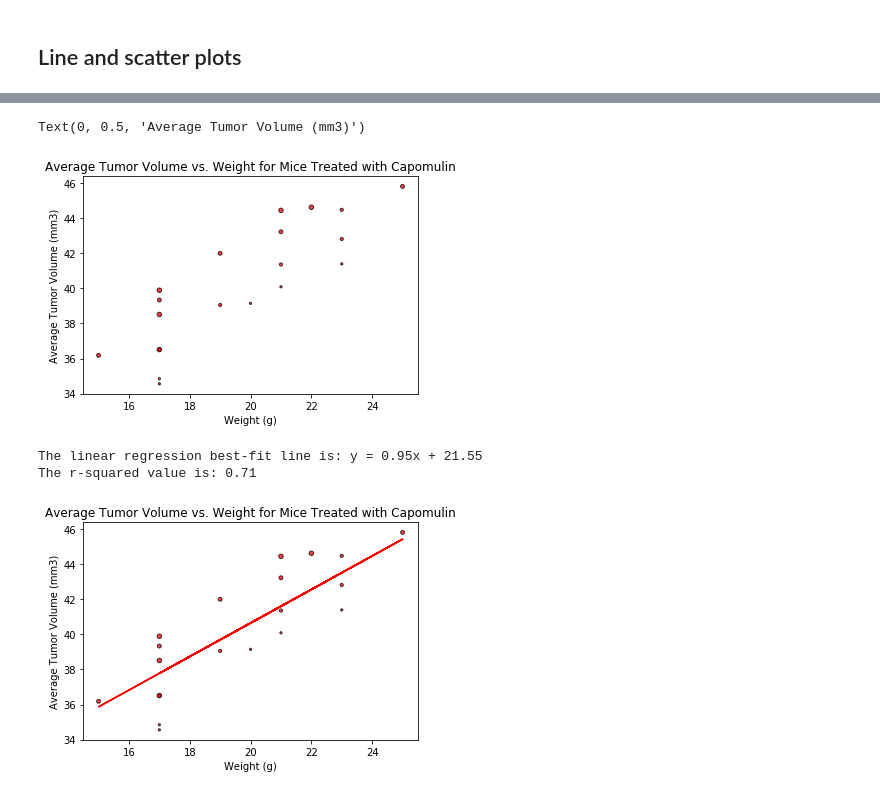
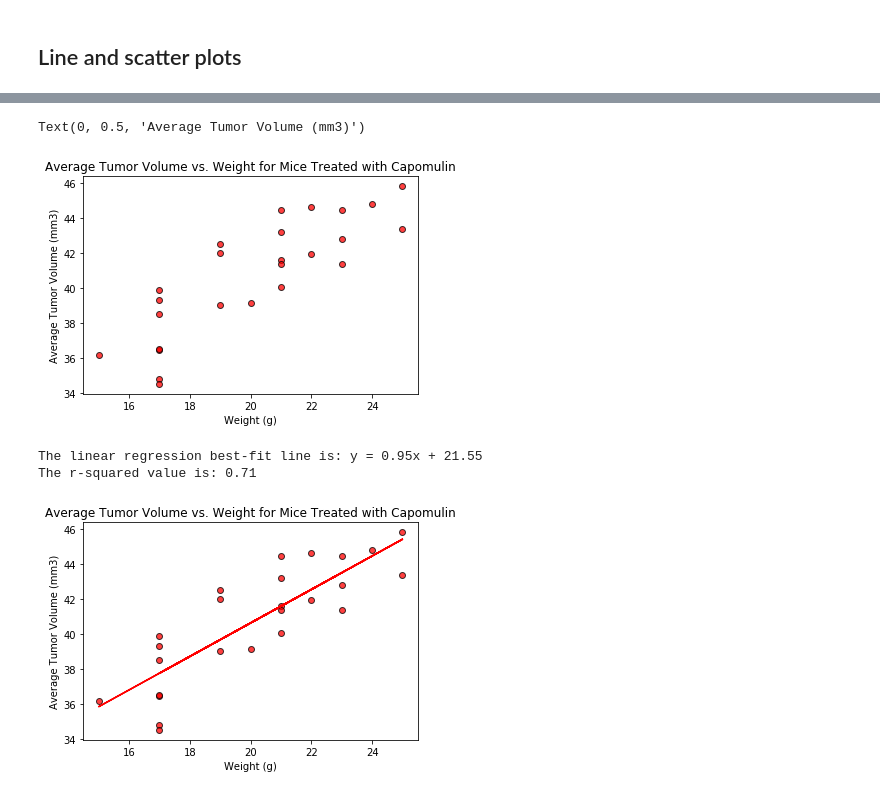
Before and after one commit to rose-gonoud/matplotlib-challenge, a Jupyter notebook: Pymaceuticals/My Pymaceuticals Solution.ipynb, the cells around one changed output, grey strips where cells are left out. Cells and saved outputs as stored; diff of their text form; code cells hidden in the pictures.

```diff
--- a/Pymaceuticals/My Pymaceuticals Solution.ipynb
+++ b/Pymaceuticals/My Pymaceuticals Solution.ipynb
@@ -214,21 +254,21 @@ Text(0, 0.5, 'Tumor Volume (mm3)')
 # %%
 # Generate a scatter plot of mouse weight versus average tumor volume for the Capomulin regimen
 
 # This generates the average tumor volume per mouse
 capAvgTumor = capomulinRows.groupby("Mouse ID")["Tumor Volume (mm3)"].mean()
 
 # This grabs the weight of each mouse
 capMiceWeight = capomulinRows.groupby("Mouse ID")["Weight (g)"].unique()
 
 plt.scatter(capMiceWeight, capAvgTumor, marker="o", facecolors="red", edgecolors="black",
-           s=x_axis, alpha=0.75)
+            alpha=0.75)
 
 plt.title(f"Average Tumor Volume vs. Weight for Mice Treated with Capomulin")
 plt.xlabel("Weight (g)")
 plt.ylabel("Average Tumor Volume (mm3)")
 # %% [output]
 Text(0, 0.5, 'Average Tumor Volume (mm3)')
-[figure, old version]
+[figure, new version]
 # %%
 # Calculate the correlation coefficient and linear regression model for mouse weight and average tumor volume
 #   for the Capomulin regimen
@@ -240,7 +280,7 @@ y_values = capAvgTumor.astype(float)
 regress_values = x_values * slope + intercept
 line_eq = "y = " + str(round(slope,2)) + "x + " + str(round(intercept,2))
 plt.scatter(x_values, y_values, marker="o", facecolors="red", edgecolors="black",
-           s=x_axis, alpha=0.75)
+           alpha=0.75)
 plt.plot(x_values,regress_values,"r-")
 
 plt.title(f"Average Tumor Volume vs. Weight for Mice Treated with Capomulin")
@@ -253,4 +293,4 @@ plt.show()
 # %% [output]
 The linear regression best-fit line is: y = 0.95x + 21.55
 The r-squared value is: 0.71
-[figure, old version]
+[figure, new version]
```
Also changed, not shown: parts of 6 cells of this notebook.
